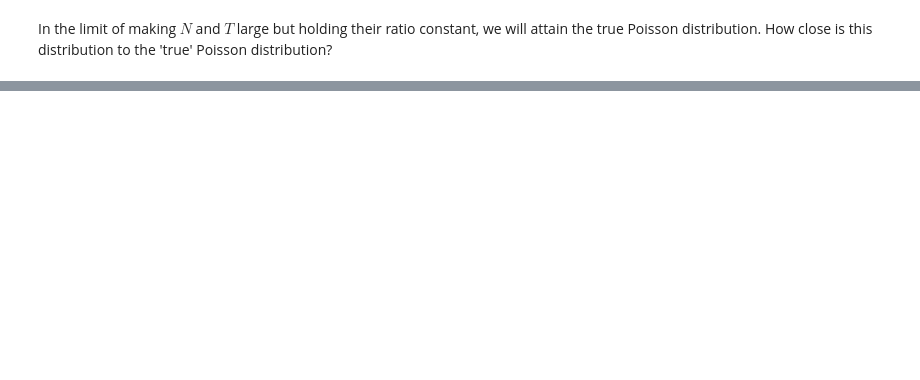
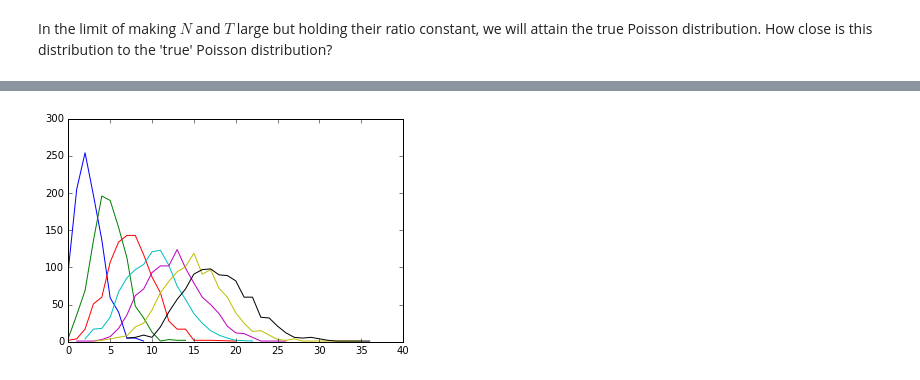
Before and after one commit to tabakg/fun_tutorials, a Jupyter notebook: Poisson Distribution -- an intuitive intro.ipynb, the cells around one changed output, grey strips where cells are left out. Cells and saved outputs as stored; diff of their text form; code cells hidden in the pictures; blank space fills up the shorter version.

```diff
--- a/Poisson Distribution -- an intuitive intro.ipynb
+++ b/Poisson Distribution -- an intuitive intro.ipynb
@@ -53,0 +78,27 @@ plt.hist(vals_poisson)
+# %%
+lambds = [2.5,5.,7.5,10.,12.5,15.,17.5]
+Poisson_count={}
+averages = {}
+variances = {}
+# %%
+for lambd in lambds:
+    for i in range(trials):
+        val = rd.poisson(lambd)
+        if (lambd,val) in Poisson_count:
+            Poisson_count[lambd,val] += 1
+        else:
+            Poisson_count[lambd,val] = 1
+# %%
+def weighted_ave_and_var(values, weights):
+    average = np.average(values, weights=weights)
+    variance = np.average((values-average)**2, weights=weights)
+    return (average, variance)
+# %%
+for lambd in lambds:
+    x = [key[1] for key in Poisson_count if key[0] == lambd]
+    x.sort()
+    y = [Poisson_count[lambd,val] for val in x]
+    plt.plot(x,y)
+    averages[lambd],variances[lambd] = weighted_ave_and_var(x,y)
+# %% [output]
+[figure, added]
```
Also changed, not shown: parts of 8 cells of this notebook.
